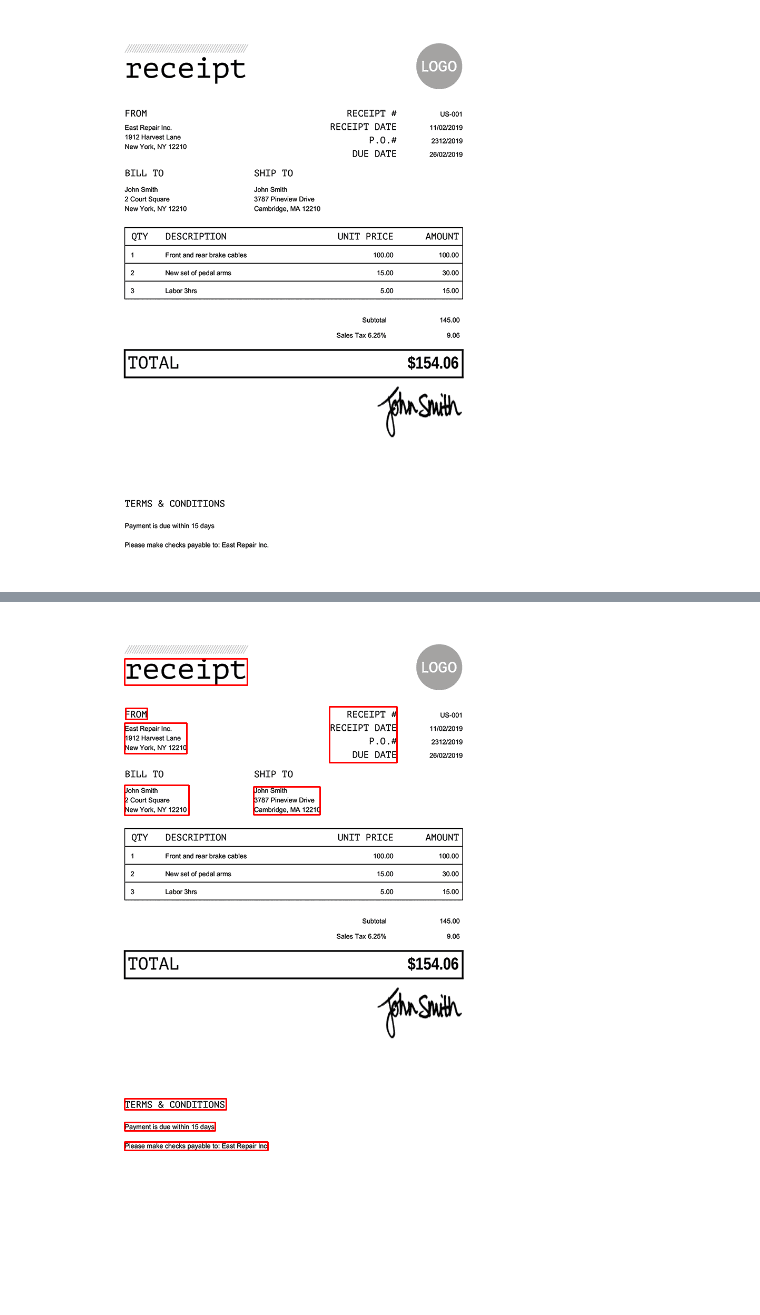
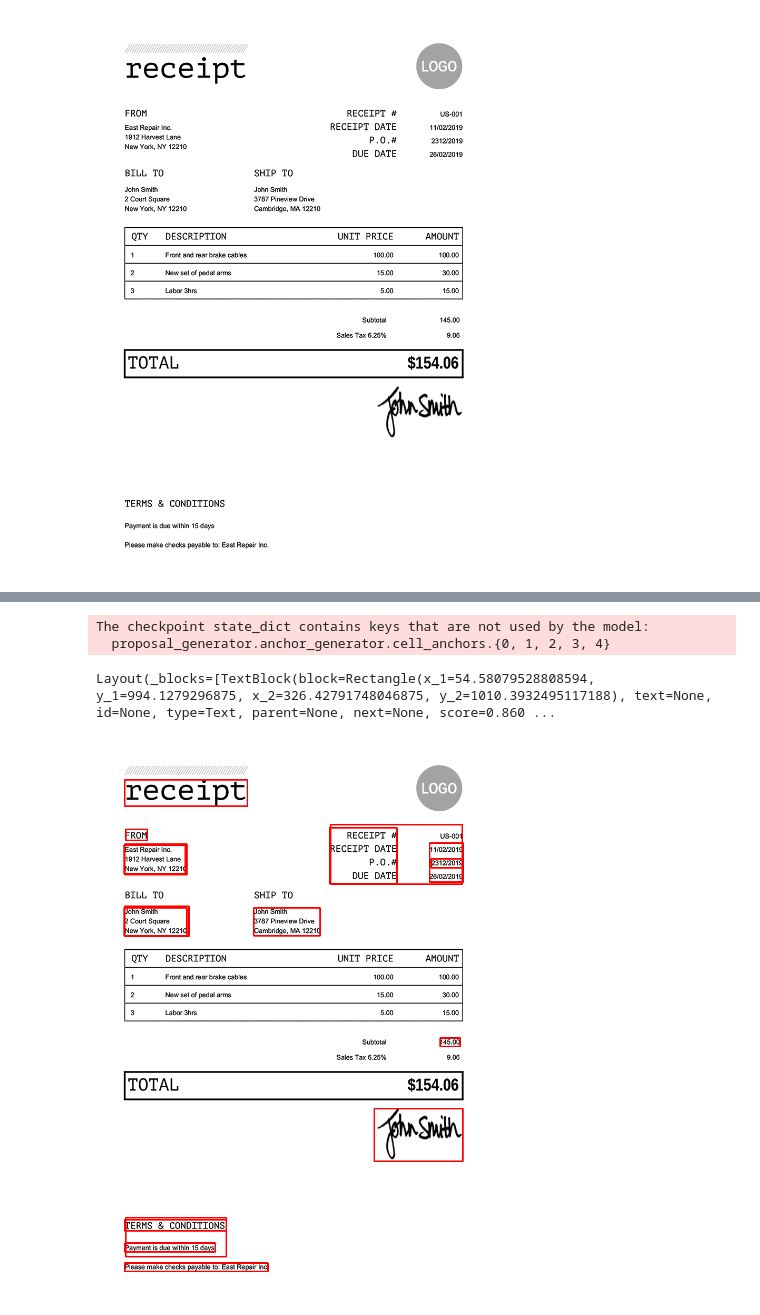
Before and after one commit to tensorlakeai/inkwell, a Jupyter notebook: notebooks/demo_layout_detection.ipynb, the cells around one changed output, grey strips where cells are left out. Saved outputs shown, nothing was run; the diff lists cells and outputs as text; code cells hidden in the pictures; blank space fills up the shorter version.

```diff
--- a/notebooks/demo_layout_detection.ipynb
+++ b/notebooks/demo_layout_detection.ipynb
@@ -7,14 +8,9 @@ from layoutparser import draw_box
 # %%
+cfg = {"detection_threshold":0.1}
+
+
 # Load the image
 image = cv2.imread("./data/sample.png")
 visualize_image(image)
 # %% [output]
 [figure]
-# %%
-cfg = {"detection_threshold":0.5}
-
-detector = LayoutDetectorFactory.get_layout_detector(
-    LayoutDetectorType.FASTER_RCNN,
-    **cfg
-)
-layout = detector.process(image)
@@ -28,4 +17,9 @@ draw_box(image, layout, box_width=3)
 # %%
-def get_components(layout, component_types):
-    blocks = Layout([l for l in layout if l.type in component_types])
-    return blocks
+def demo_layout_detection(detector_name, image):
+    detector = LayoutDetectorFactory.get_layout_detector(
+    detector_name,
+    **cfg
+    )
+    layout = detector.process(image)
+    layout = Layout([l for l in layout if l.type in ["Text", "Title"]])
+    display(draw_box(image, layout, box_width=3))
@@ -37,5 +26,7 @@ draw_box(image, tables, box_width=3)
-# %%
-texts = get_components(layout, ["Text", "Title"])
-draw_box(image, texts, box_width=3)
-# %% [output]
-[figure, removed]
+# %%
+demo_layout_detection(LayoutDetectorType.FASTER_RCNN, image)
+# %% [output]
+The checkpoint state_dict contains keys that are not used by the model:
+  proposal_generator.anchor_generator.cell_anchors.{0, 1, 2, 3, 4}
+Layout(_blocks=[TextBlock(block=Rectangle(x_1=54.58079528808594, y_1=994.1279296875, x_2=326.42791748046875, y_2=1010.3932495117188), text=None, id=None, type=Text, parent=None, next=None, score=0.860 ...
+[figure, added]
```
Also changed, not shown: parts of 6 cells of this notebook, 23 other files.
